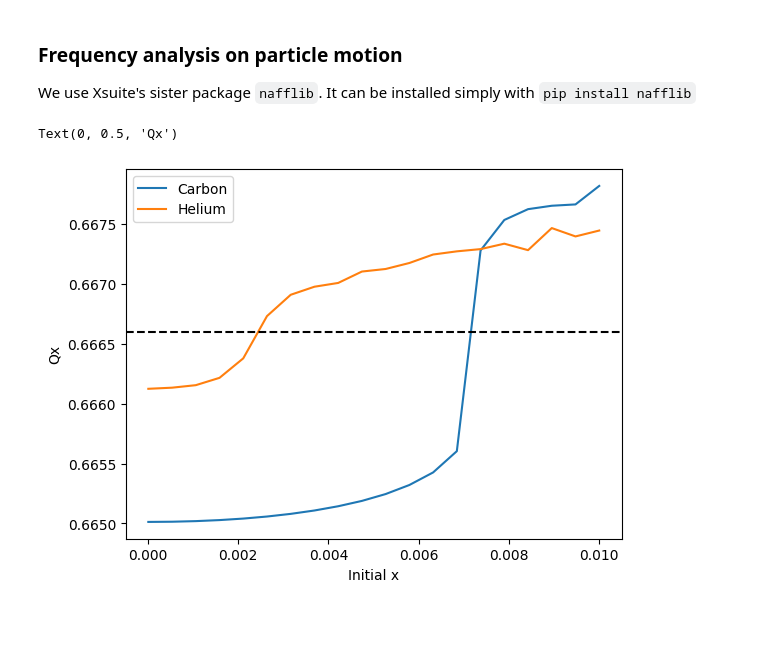
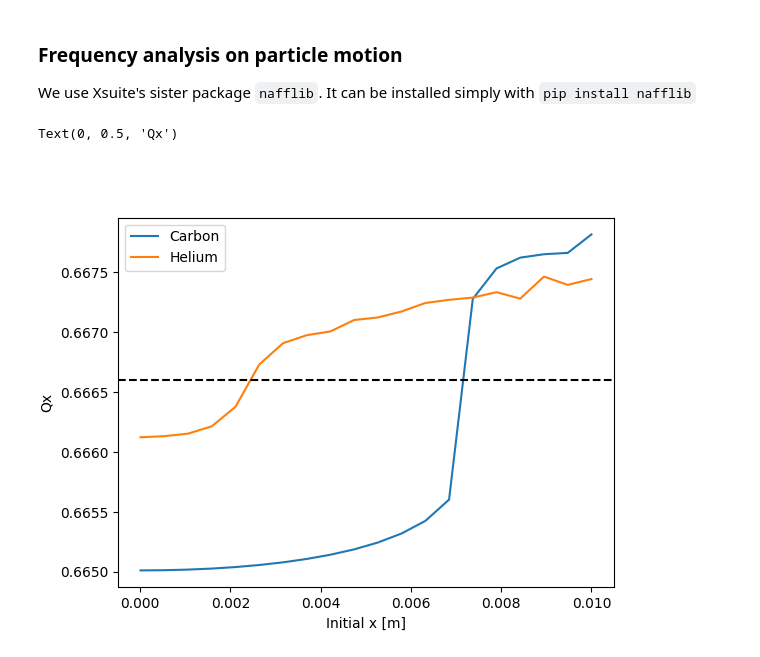
Before and after one commit to xsuite/tutorial_mixed_beams, a Jupyter notebook: notebook_04_mixed_beams_slow_extr_phase_space.ipynb, the cells around one changed output. Cells and saved outputs as stored; diff of their text form; code cells hidden in the pictures; blank space fills up the shorter version.

```diff
--- a/notebook_04_mixed_beams_slow_extr_phase_space.ipynb
+++ b/notebook_04_mixed_beams_slow_extr_phase_space.ipynb
@@ -134,10 +134,10 @@ qx_car = np.asarray(qx_car)
 # %%
 plt.plot(x_gen, 1. - qx_car, label='Carbon')
 plt.plot(x_gen, 1. - qx_hel, label='Helium')
 plt.axhline(y=0.6666, linestyle='--', color='k')
 plt.legend()
-plt.xlabel('Initial x')
+plt.xlabel('Initial x [m]')
 plt.ylabel('Qx')
 # %% [output]
 Text(0, 0.5, 'Qx')
-[figure, old version]
+[figure, new version]
```
Also changed, not shown: 3 other files.
